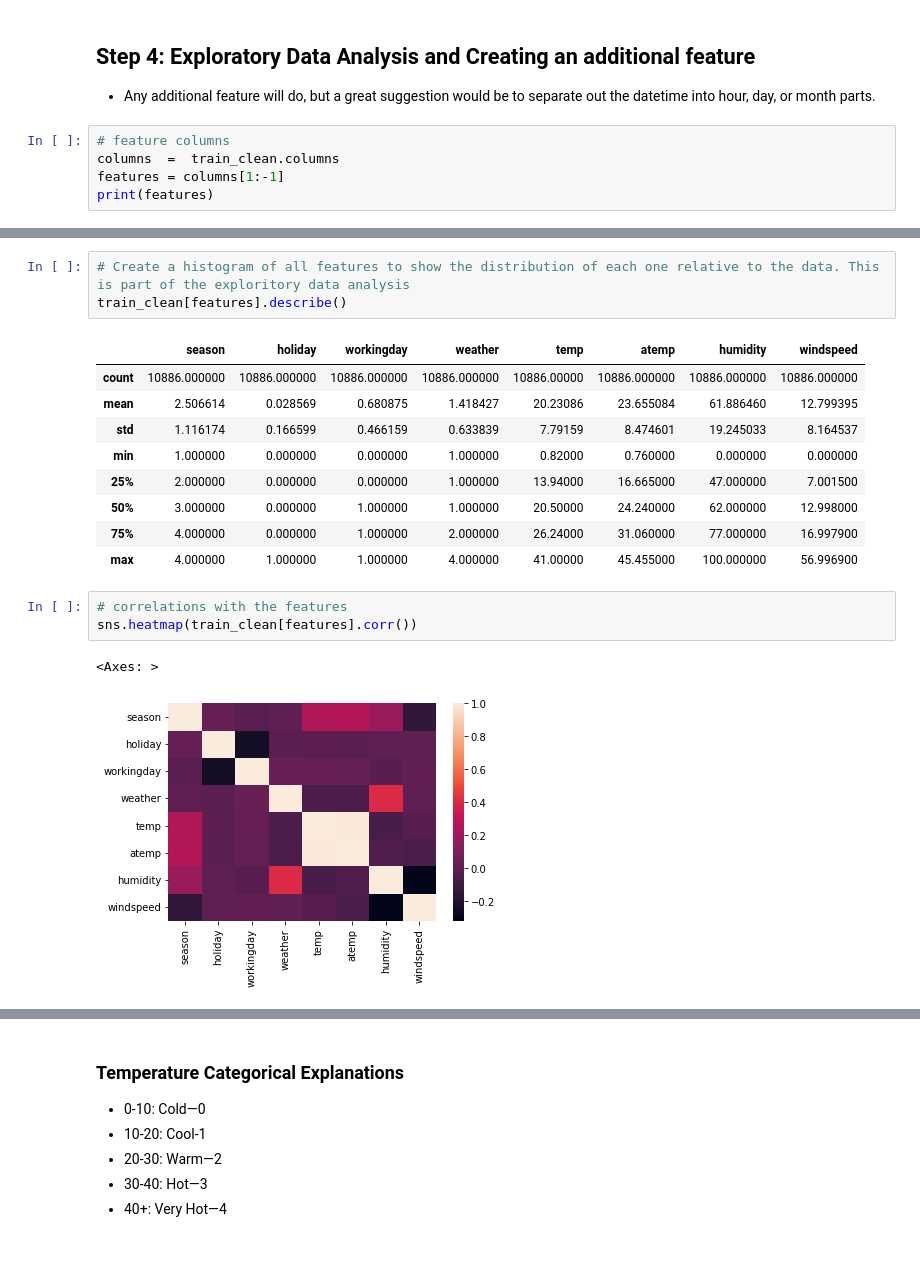
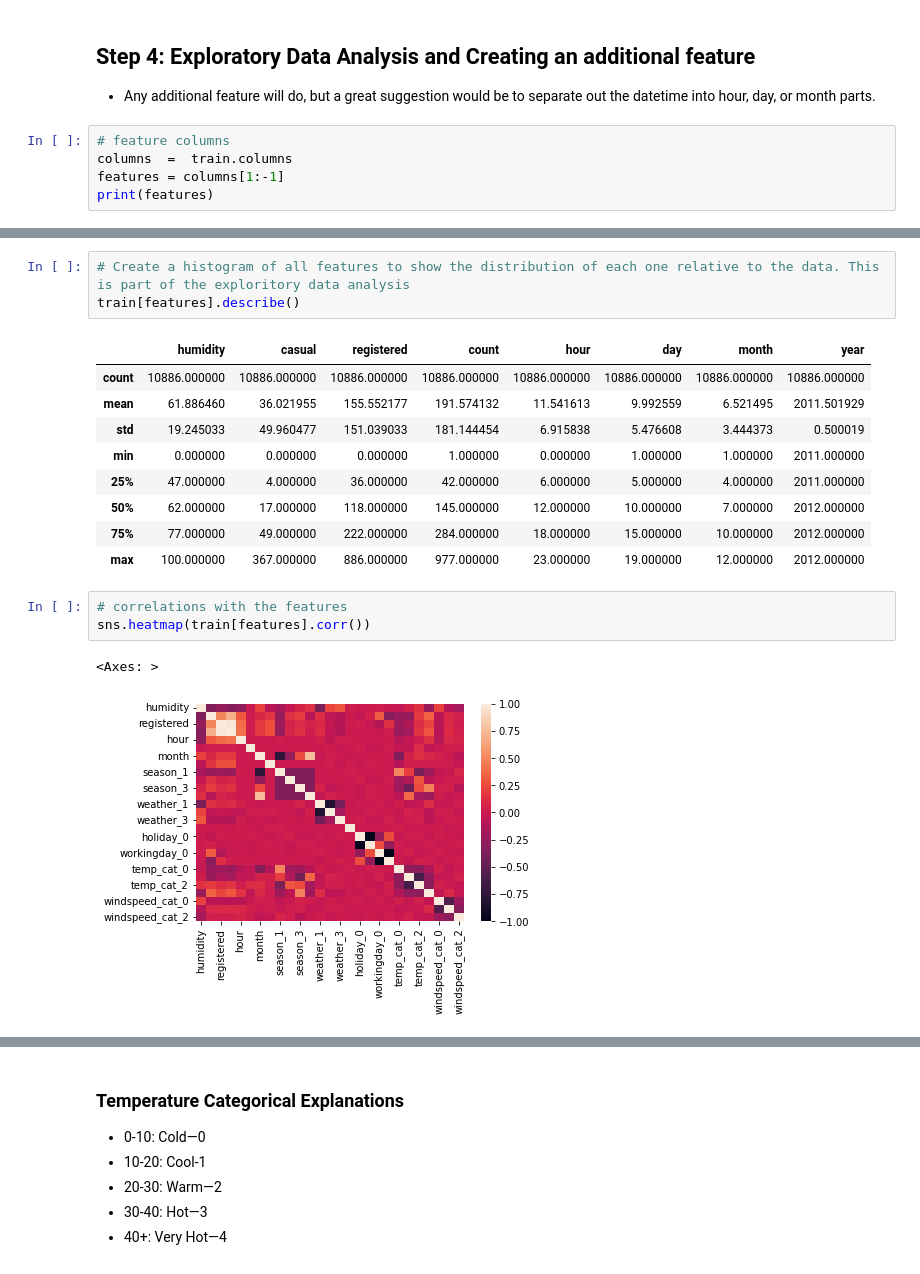
Before and after one commit to michaelgobz/cd0385-project-starter, a Jupyter notebook: project/bike-sharing-project-using-autogluon.ipynb, the cells around one changed output, grey strips where cells are left out. Cells and saved outputs as stored; diff of their text form.

```diff
--- a/project/bike-sharing-project-using-autogluon.ipynb
+++ b/project/bike-sharing-project-using-autogluon.ipynb
@@ -312,7 +324,7 @@ submission_new_features.csv  2024-04-29 16:31:17  new features
 * Any additional feature will do, but a great suggestion would be to separate out the datetime into hour, day, or month parts.
 # %%
 # feature columns
-columns  =  train_clean.columns
+columns  =  train.columns
 features = columns[1:-1]
 print(features)
 # %% [output]
@@ -329,22 +349,22 @@ Index(['datetime', 'season', 'holiday', 'workingday', 'weather', 'temp',
       dtype='object')
 # %%
 # Create a histogram of all features to show the distribution of each one relative to the data. This is part of the exploritory data analysis
-train_clean[features].describe()
+train[features].describe()
 # %% [output]
-|  | season | holiday | workingday | weather | temp | atemp | humidity | windspeed |
-| count | 10886.000000 | 10886.000000 | 10886.000000 | 10886.000000 | 10886.00000 | 10886.000000 | 10886.000000 | 10886.000000 |
-| mean | 2.506614 | 0.028569 | 0.680875 | 1.418427 | 20.23086 | 23.655084 | 61.886460 | 12.799395 |
-| std | 1.116174 | 0.166599 | 0.466159 | 0.633839 | 7.79159 | 8.474601 | 19.245033 | 8.164537 |
-| min | 1.000000 | 0.000000 | 0.000000 | 1.000000 | 0.82000 | 0.760000 | 0.000000 | 0.000000 |
-| 25% | 2.000000 | 0.000000 | 0.000000 | 1.000000 | 13.94000 | 16.665000 | 47.000000 | 7.001500 |
-| 50% | 3.000000 | 0.000000 | 1.000000 | 1.000000 | 20.50000 | 24.240000 | 62.000000 | 12.998000 |
-| 75% | 4.000000 | 0.000000 | 1.000000 | 2.000000 | 26.24000 | 31.060000 | 77.000000 | 16.997900 |
-| max | 4.000000 | 1.000000 | 1.000000 | 4.000000 | 41.00000 | 45.455000 | 100.000000 | 56.996900 |
+|  | humidity | casual | registered | count | hour | day | month | year |
+| count | 10886.000000 | 10886.000000 | 10886.000000 | 10886.000000 | 10886.000000 | 10886.000000 | 10886.000000 | 10886.000000 |
+| mean | 61.886460 | 36.021955 | 155.552177 | 191.574132 | 11.541613 | 9.992559 | 6.521495 | 2011.501929 |
+| std | 19.245033 | 49.960477 | 151.039033 | 181.144454 | 6.915838 | 5.476608 | 3.444373 | 0.500019 |
+| min | 0.000000 | 0.000000 | 0.000000 | 1.000000 | 0.000000 | 1.000000 | 1.000000 | 2011.000000 |
+| 25% | 47.000000 | 4.000000 | 36.000000 | 42.000000 | 6.000000 | 5.000000 | 4.000000 | 2011.000000 |
+| 50% | 62.000000 | 17.000000 | 118.000000 | 145.000000 | 12.000000 | 10.000000 | 7.000000 | 2012.000000 |
+| 75% | 77.000000 | 49.000000 | 222.000000 | 284.000000 | 18.000000 | 15.000000 | 10.000000 | 2012.000000 |
+| max | 100.000000 | 367.000000 | 886.000000 | 977.000000 | 23.000000 | 19.000000 | 12.000000 | 2012.000000 |
 # %%
 # correlations with the features
-sns.heatmap(train_clean[features].corr())
+sns.heatmap(train[features].corr())
 # %% [output]
 <Axes: >
-[figure, old version]
+[figure, new version]
 # %%
 # check the data
```
Also changed, not shown: parts of 31 cells of this notebook, 2 other files.
